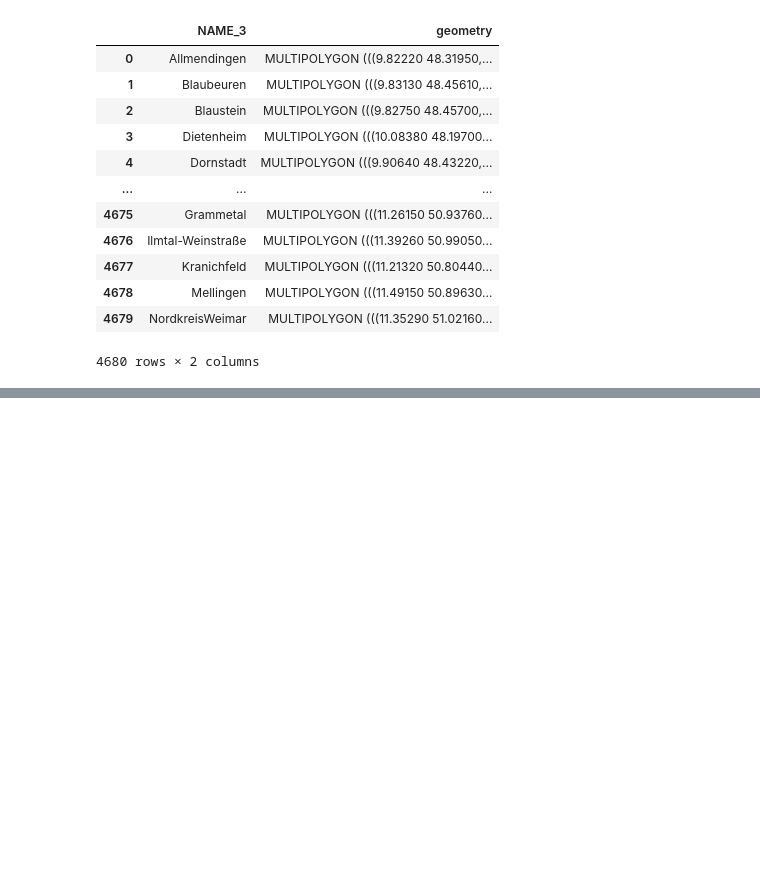
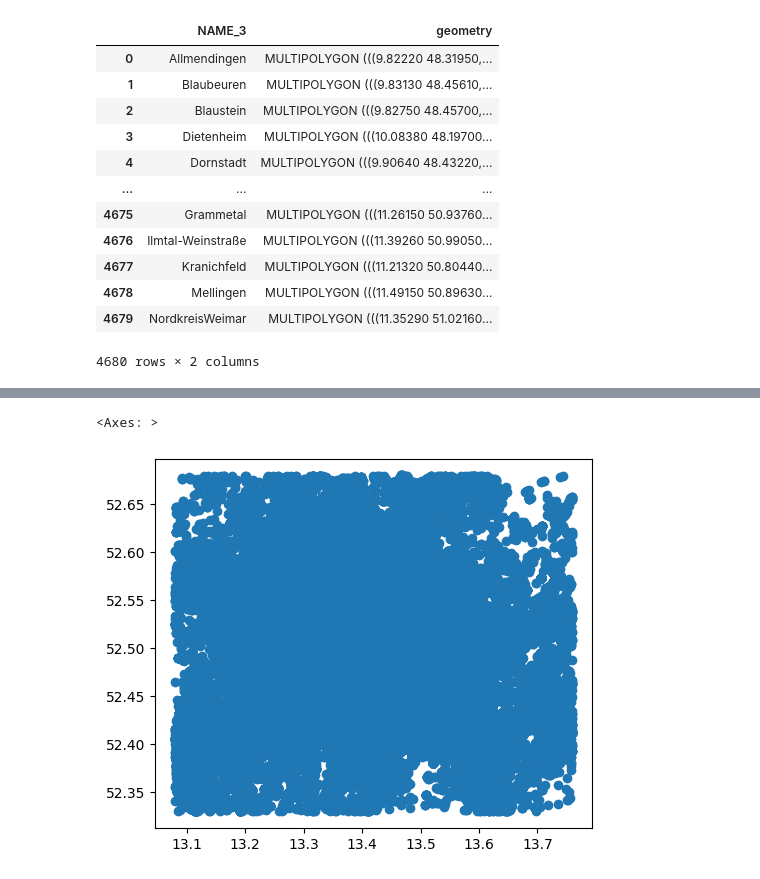
Before and after one commit to zilikons/demeter, a Jupyter notebook: notebooks/zilikons_notebook.ipynb, the cells around one changed output, grey strips where cells are left out. Cells and saved outputs as stored; diff of their text form; code cells hidden in the pictures; blank space fills up the shorter version.

```diff
--- a/notebooks/zilikons_notebook.ipynb
+++ b/notebooks/zilikons_notebook.ipynb
@@ -25,0 +44,2 @@ germany[germany['NAME_3']=='Berlin'].plot()
+# %%
+df = pd.read_csv('../raw_data/berlin_y.csv',sep='\t')
@@ -25,0 +62,2 @@ germany[germany['NAME_3']=='Berlin'].plot()
+# %%
+y_gdf = gpd.GeoDataFrame(df[['decimalLongitude','decimalLatitude']], geometry=gpd.points_from_xy(x=df.decimalLongitude,y=df.decimalLatitude),crs='epsg:4326')
@@ -25,0 +80,5 @@ germany[germany['NAME_3']=='Berlin'].plot()
+# %%
+y_gdf.plot()
+# %% [output]
+<Axes: >
+[figure, added]
```
Also changed, not shown: parts of 6 cells of this notebook, 1 other file.
